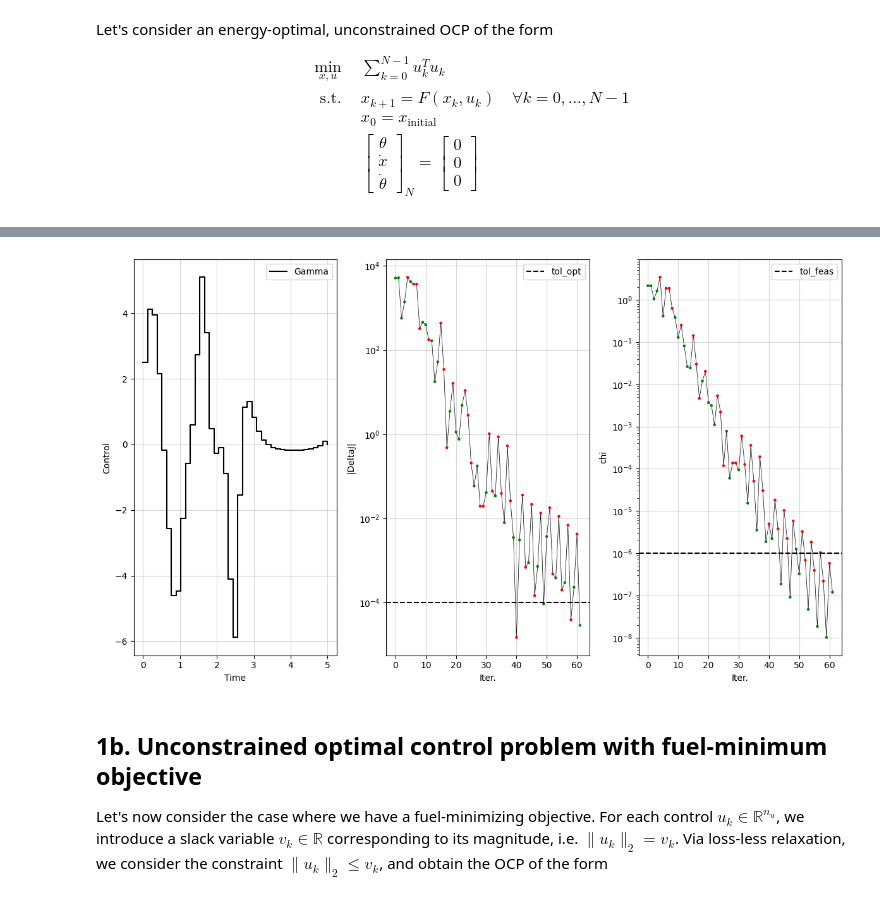
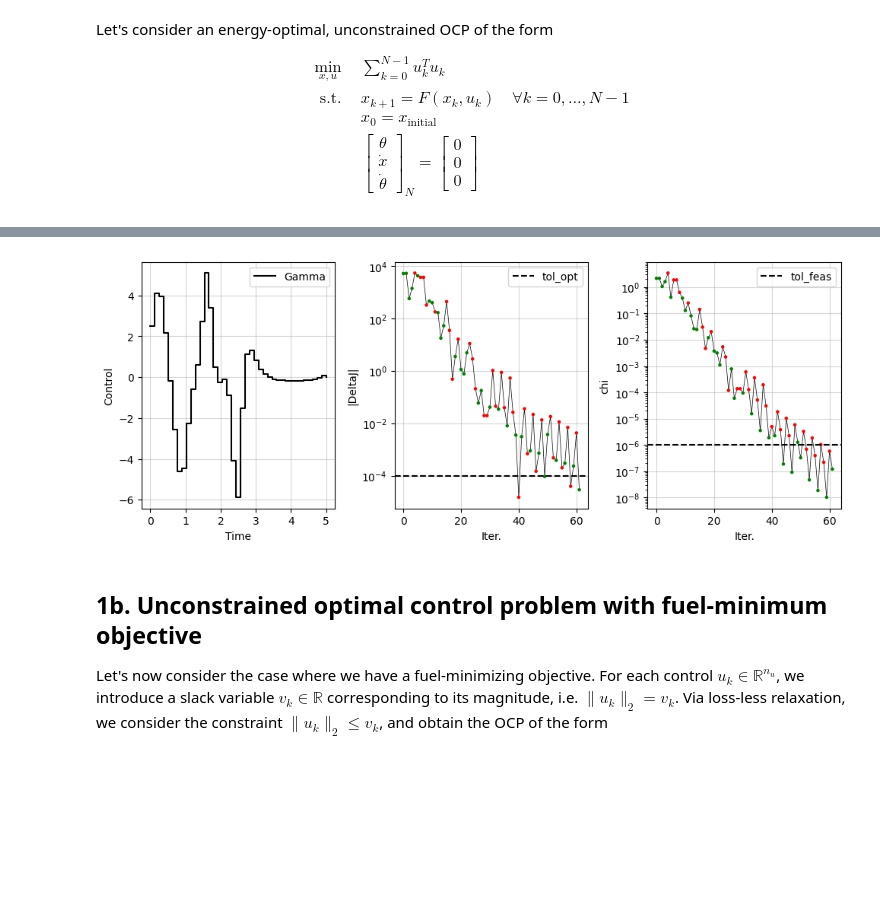
Before and after one commit to Yuricst/scocp, a Jupyter notebook: examples/example_cartpole.ipynb, the cells around one changed output, grey strips where cells are left out. Drawn from its saved outputs; the diff is of its cells as text; code cells hidden in the pictures; blank space fills up the shorter version.

```diff
--- a/examples/example_cartpole.ipynb
+++ b/examples/example_cartpole.ipynb
@@ -325,28 +325,29 @@ plt.show()
 # %%
 # plot results
-fig = plt.figure(figsize=(12,7))
+fig = plt.figure(figsize=(10,4))
 ax_u = fig.add_subplot(1,3,1)
 ax_u.grid(True, alpha=0.5)
 ax_u.step(problem.times, np.concatenate((solution.u[:,0], [0.0])), label="Gamma", where='post', color='k')
 ax_u.set(xlabel="Time", ylabel="Control")
 ax_u.legend()
 
 ax_DeltaJ = fig.add_subplot(1,3,2)
 ax_DeltaJ.grid(True, alpha=0.5)
 algo.plot_DeltaJ(ax_DeltaJ, solution.summary_dict)
 ax_DeltaJ.axhline(tol_opt, color='k', linestyle='--', label='tol_opt')
 ax_DeltaJ.legend()
 
 ax_DeltaL = fig.add_subplot(1,3,3)
 ax_DeltaL.grid(True, alpha=0.5)
 algo.plot_chi(ax_DeltaL, solution.summary_dict)
 ax_DeltaL.axhline(tol_feas, color='k', linestyle='--', label='tol_feas')
 ax_DeltaL.legend()
 
 plt.tight_layout()
+fig.savefig("./plots/cartpole_quadratic_convergence.png", dpi=200, bbox_inches='tight')
 plt.show()
 # %% [output]
-[figure, old version]
+[figure, new version]
 # %% [markdown]
 ## 1b. Unconstrained optimal control problem with fuel-minimum objective
 
```
Also changed, not shown: parts of 7 cells of this notebook, 5 other files.
